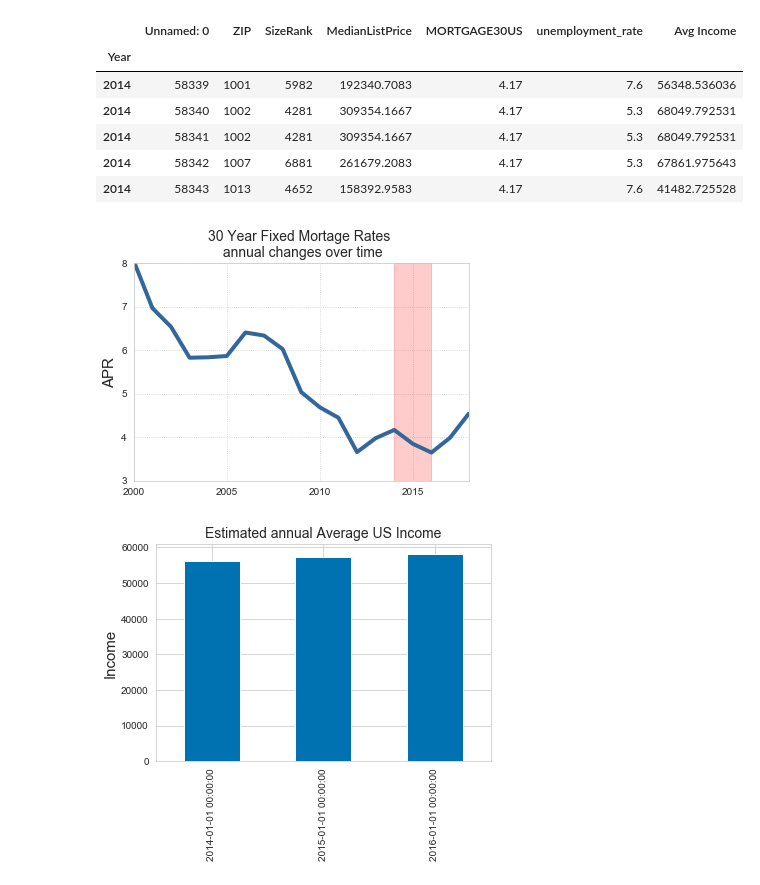
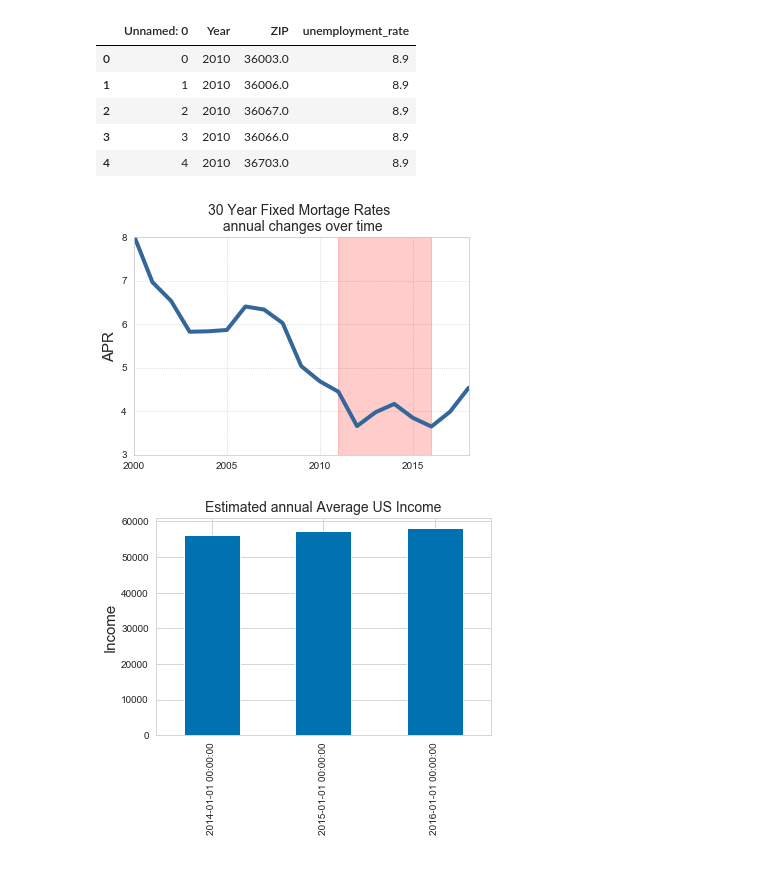
Before and after one commit to francoe/project_3, a Jupyter notebook: EDA_EF.ipynb, the cells around one changed output. Saved outputs shown, nothing was run; the diff lists cells and outputs as text; code cells hidden in the pictures.

```diff
--- a/EDA_EF.ipynb
+++ b/EDA_EF.ipynb
@@ -13,27 +13,26 @@ rates_data = pd.read_csv('30 Year Mortgage.csv', index_col = 'DATE', parse_dates
 income_df = pd.read_csv('test_income.csv', index_col = 'year', parse_dates = True)
 income_df = income_df.rename(columns = {'0' : 'avg_income'})
 # %%
-master_df.head()
+unemployment_df.head()
 # %% [output]
-|  | Unnamed: 0 | ZIP | SizeRank | MedianListPrice | MORTGAGE30US | unemployment_rate | Avg Income |
-| Year |  |  |  |  |  |  |  |
-| 2014 | 58339 | 1001 | 5982 | 192340.7083 | 4.17 | 7.6 | 56348.536036 |
-| 2014 | 58340 | 1002 | 4281 | 309354.1667 | 4.17 | 5.3 | 68049.792531 |
-| 2014 | 58341 | 1002 | 4281 | 309354.1667 | 4.17 | 5.3 | 68049.792531 |
-| 2014 | 58342 | 1007 | 6881 | 261679.2083 | 4.17 | 5.3 | 67861.975643 |
-| 2014 | 58343 | 1013 | 4652 | 158392.9583 | 4.17 | 7.6 | 41482.725528 |
+|  | Unnamed: 0 | Year | ZIP | unemployment_rate |
+| 0 | 0 | 2010 | 36003.0 | 8.9 |
+| 1 | 1 | 2010 | 36006.0 | 8.9 |
+| 2 | 2 | 2010 | 36067.0 | 8.9 |
+| 3 | 3 | 2010 | 36066.0 | 8.9 |
+| 4 | 4 | 2010 | 36703.0 | 8.9 |
 # %%
 rates_data.loc['2000':'2018'].plot(linewidth = 4, c = '#336699').legend().remove()
 plt.grid(linestyle =':')
 plt.title('30 Year Fixed Mortage Rates \n annual changes over time', fontname = 'Arial', fontsize = 14)
 plt.ylabel('APR',fontname = 'Arial', fontsize = 15)
 plt.xlabel('', fontname = 'Arial', fontsize = 15)
 plt.ylim(3,8)
-plt.axvspan('2014', '2016', color = 'red', alpha = 0.2)
+plt.axvspan('2011', '2016', color = 'red', alpha = 0.2)
 plt.savefig('charts/30_year_rates.png', orientation = 'landscape', dpi = 1800)
 plt.show()
 # %% [output]
-[figure, old version]
+[figure, new version]
 # %%
 income_df[income_df.zipcode == 0]['avg_income'].plot(kind = 'bar')
 plt.title('Estimated annual Average US Income', fontname = 'Arial', fontsize = 14)
```
Also changed, not shown: parts of 3 cells of this notebook, 5 other files.
